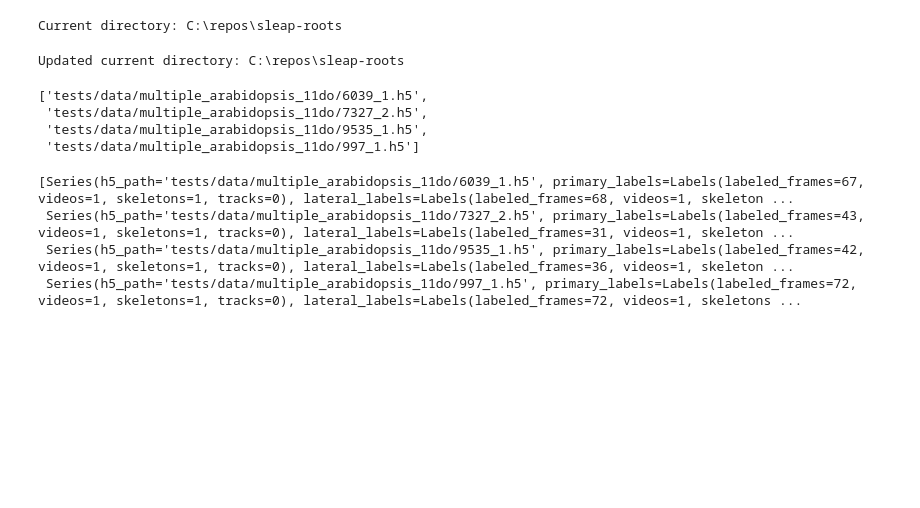
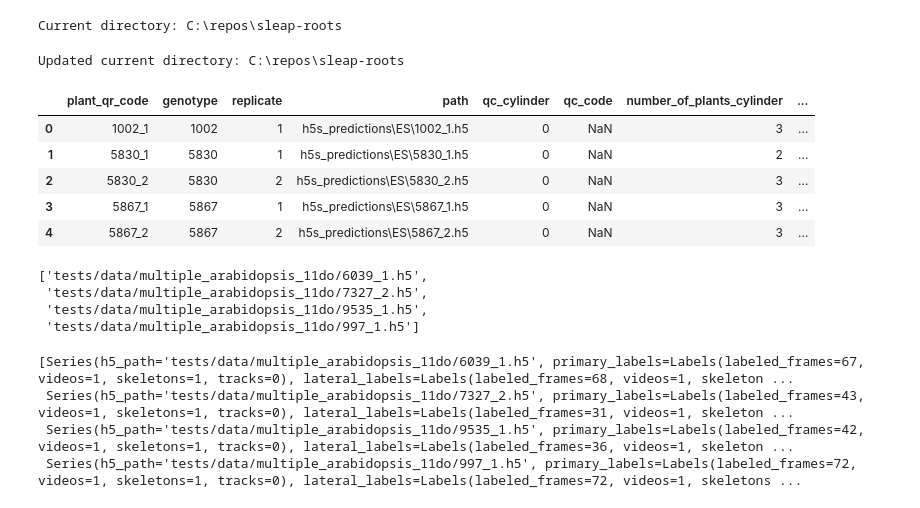
Before and after one commit to talmolab/sleap-roots, a Jupyter notebook: notebooks/MultipleDicotPipeline.ipynb, the cells around one changed output. Saved outputs shown, nothing was run; the diff lists cells and outputs as text; code cells hidden in the pictures; blank space fills up the shorter version.

```diff
--- a/notebooks/MultipleDicotPipeline.ipynb
+++ b/notebooks/MultipleDicotPipeline.ipynb
@@ -57,6 +59,17 @@ csv_path = "tests/data/multiple_arabidopsis_11do/merged_proofread_samples_031220
 folder_path = "tests/data/multiple_arabidopsis_11do" # Location of h5 files and predictions
 primary_name = "primary" # For loading primary root predictions
 lateral_name = "lateral" # For loading lateral root predictions
+# %%
+# Display the first few rows of the csv file with sample information
+df = pd.read_csv(csv_path)
+df.head()
+# %% [output]
+|  | plant_qr_code | genotype | replicate | path | qc_cylinder | qc_code | number_of_plants_cylinder | ... |
+| 0 | 1002_1 | 1002 | 1 | h5s_predictions\ES\1002_1.h5 | 0 | NaN | 3 | ... |
+| 1 | 5830_1 | 5830 | 1 | h5s_predictions\ES\5830_1.h5 | 0 | NaN | 2 | ... |
+| 2 | 5830_2 | 5830 | 2 | h5s_predictions\ES\5830_2.h5 | 0 | NaN | 3 | ... |
+| 3 | 5867_1 | 5867 | 1 | h5s_predictions\ES\5867_1.h5 | 0 | NaN | 3 | ... |
+| 4 | 5867_2 | 5867 | 2 | h5s_predictions\ES\5867_2.h5 | 0 | NaN | 3 | ... |
 # %%
 # Find all h5 files in the folder
 all_h5s = sr.find_all_series(folder_path)
```
Also changed, not shown: parts of 8 cells of this notebook, 1 other file.
